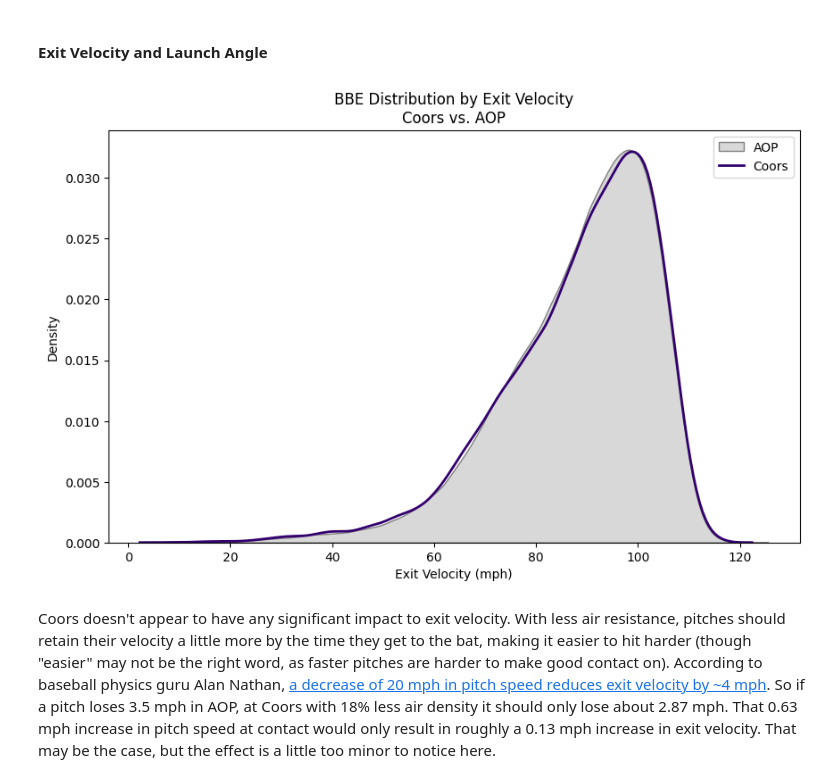
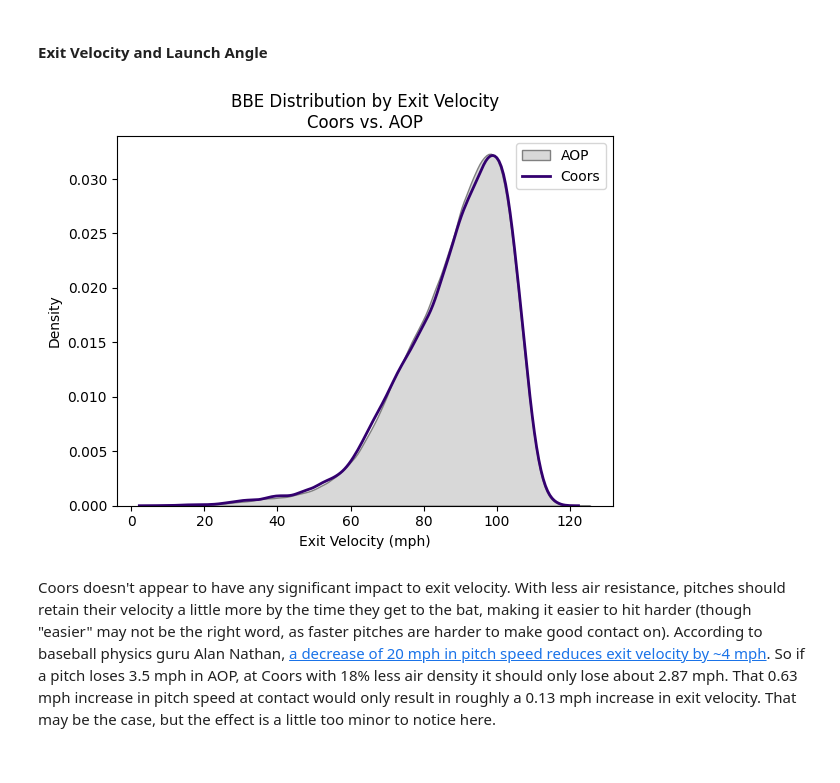
Before and after one commit to skparagas/Coors-Hangover-Effect, a Jupyter notebook: report.ipynb, the cells around one changed output. Cells and saved outputs as stored; diff of their text form; code cells hidden in the pictures.

```diff
--- a/report.ipynb
+++ b/report.ipynb
@@ -478,16 +480,16 @@ step = 5
 df_ip['ev_bucket'] = np.floor(df_ip['launch_speed'] / step) * step
 df_ip['la_bucket'] = np.floor(df_ip['launch_angle'] / step) * step
 # %%
-plt.figure(figsize=(10, 6))
+plt.figure()
 #sns.kdeplot(data=df_ip, x='launch_speed', hue='park', palette=['red', '#33006F'], common_norm=False)
 sns.kdeplot(data=df_ip[df_ip.park == 'AOP'], x='launch_speed', color='gray', fill=True, alpha=0.3, label='AOP')
 sns.kdeplot(data=df_ip[df_ip.park == 'Coors'], x='launch_speed', color='#33006F', linewidth=2, label='Coors')
 plt.title('BBE Distribution by Exit Velocity\nCoors vs. AOP')
 plt.xlabel('Exit Velocity (mph)')
 plt.legend()
 plt.show()
 # %% [output]
-[figure, old version]
+[figure, new version]
 # %% [markdown]
 Coors doesn't appear to have any significant impact to exit velocity. With less air resistance, pitches should retain their velocity a little more by the time they get to the bat, making it easier to hit harder (though "easier" may not be the right word, as faster pitches are harder to make good contact on). According to baseball physics guru Alan Nathan, [a decrease of 20 mph in pitch speed reduces exit velocity by ~4 mph](https://www.usatoday.com/story/sports/mlb/2015/09/22/exit-velocity-harder-a-pitch-comes-in-the-harder-it-goes-out/72624244/). So if a pitch loses 3.5 mph in AOP, at Coors with 18% less air density it should only lose about 2.87 mph. That 0.63 mph increase in pitch speed at contact would only result in roughly a 0.13 mph increase in exit velocity. That may be the case, but the effect is a little too minor to notice here.
 # %%
```
Also changed, not shown: parts of 16 cells of this notebook, 8 other files.
